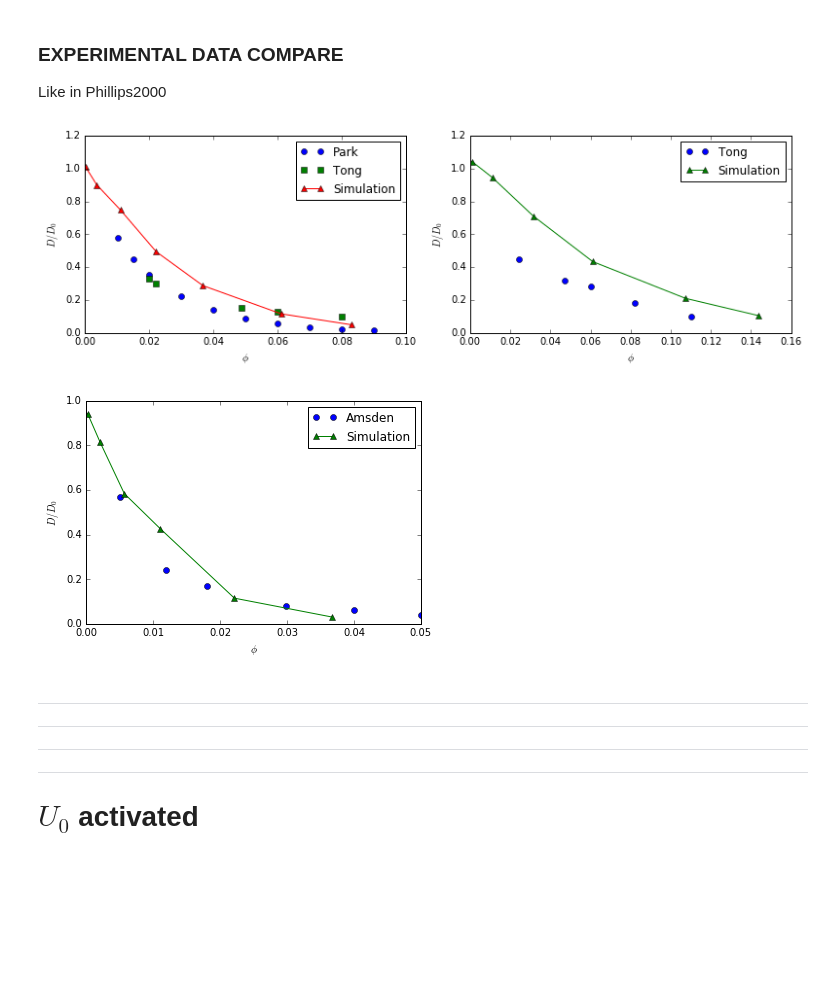
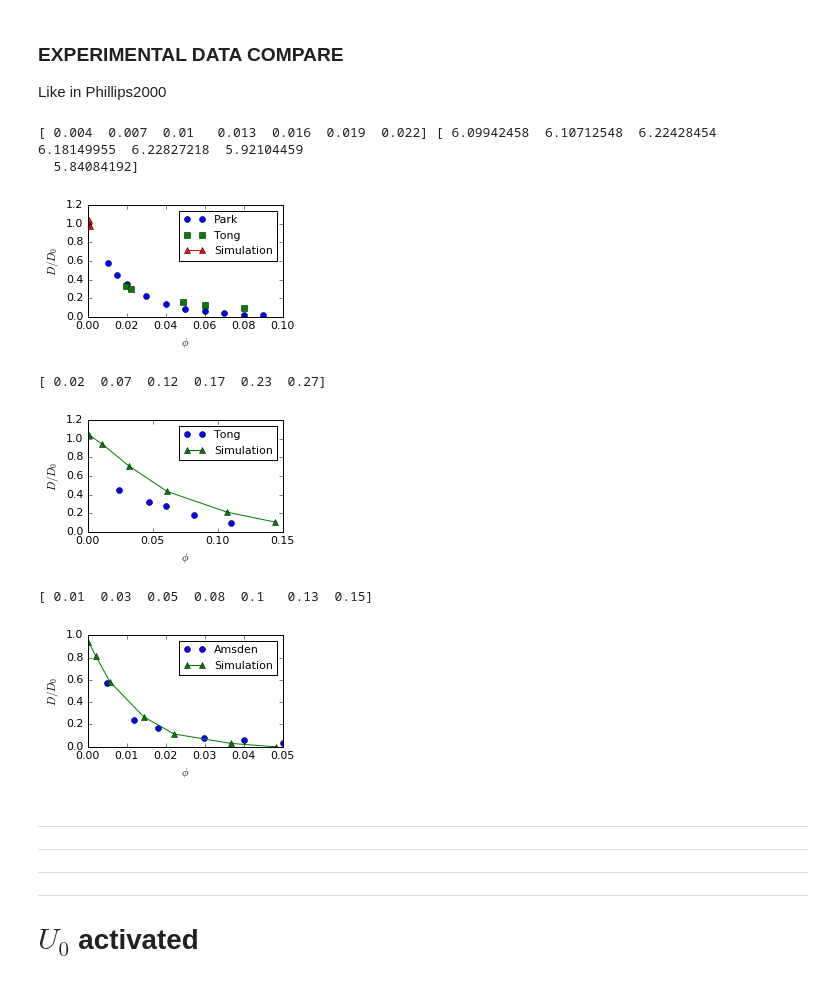
Before and after one commit to JohannHansing/iPythonNB, a Jupyter notebook: Ranb/Ranb.ipynb, the cells around one changed output. Saved outputs shown, nothing was run; the diff lists cells and outputs as text; code cells hidden in the pictures; blank space fills up the shorter version.

```diff
--- a/Ranb/Ranb.ipynb
+++ b/Ranb/Ranb.ipynb
@@ -6,10 +6,11 @@ from matplotlib.backends.backend_pdf import PdfPages
 from matplotlib.pyplot import cm # color stuff
 from scipy.optimize import curve_fit
 import itertools
-plotmarkers=['^-', 'o-', 's-', 'v-', '*-', 'd-', '3-', '<-', 'h-', '>-', 'D-', 'H-','^-', 'o-', 's-', 'v-']
+plotmarkers=['^-', 'o-', 's-', '*-', 'd-', 'v-', 'h-', '>-', 'D-', 'H-', '<-', 'o-', 's-', '3-']
 from scipy.optimize import curve_fit
 import csv
 %matplotlib inline
+
 
 def pltDefaultPar():
     #reset default matplotlib parameters for this notebook
@@ -22,7 +23,14 @@ def pltPrintPar():
     plt.rcParams['lines.linewidth'] = 2
     plt.rcParams['lines.markersize'] = 8
 
+figsizeRanb=(5, 3.5)#(6,4) is default size in inches
+plt.rcParams.update({'font.size': 11}) #default is 10
+
+from matplotlib.ticker import AutoMinorLocator  #Stuff for ticks
+minorLocator = AutoMinorLocator(2)
+
+
 rootTP="/home/johann/Remote/imac"
 rootTP2="/home/johann/Remote2"
 rootMAC="/Users/jh"
-root=rootTP2
+root=rootMAC
@@ -326,10 +350,12 @@ def getDop_kop_k_aop_U_d(aop,u=0,k='1.000',kop=0,trigger='fixb',system='rand',d=
         #else: print("Error: File not found!\n"+str(file))
     return np.array(sorted(data))
 # %%
-def ptoPhi(data,aop,zeroa=False):
+def ptoPhi(data,aop=0,zeroa=False,zerop=False):
     prels=data[:,0]
     if zeroa:
         prels/=(1.+aop)
+    elif zerop:
+        aop=1
     phis=phiOverlap(prels*aop)
     data[:,0]=phis
 # %%
@@ -496,53 +591,67 @@ ExpData=getDataFile(fileName)
 fileName="dataTongFig2.csv"
 ExpData2=getDataFile(fileName)
 
-fig = plt.figure(figsize=(13,8))
+smallfigsize=(3.5,2)
 
 aop=0.18
 k='1.000';u=0
-d=9
+d=5
 SimData=(getDop_kop_k_aop_U_d(aop,u=u,k=k,d=d,dt='0.0001'))
-fig.add_subplot(221)
+fig = plt.figure(figsize=smallfigsize)
 plt.plot(ExpData[:,0],ExpData[:,1],'o',label='Park')
 plt.plot(ExpData2[:,0],ExpData2[:,1],'s',label='Tong')
+print(SimData[:,0]*aop,SimData[:,1])
 plt.plot(phiOverlap(SimData[:,0]*aop),SimData[:,1]/6.,'^-',label='Simulation')
 plt.xlabel(r'$\phi$')
 plt.ylabel(r'$D/D_0$')
-plt.legend()
+plt.legend(fontsize = 'medium')
+plottofile('DoPhiParkTong_aop018')
+plt.show()
 
 fileName="dataTongFig1.csv"
 ExpData=getDataFile(fileName)
+
 
 aop=0.32
 k='1.000';u=0
 d=9
 SimData=(getDop_kop_k_aop_U_d(aop,u=u,k=k,d=d,dt='0.0001'))
-fig.add_subplot(222)
+print(SimData[:,0]*aop)
+fig = plt.figure(figsize=smallfigsize)
 plt.plot(ExpData[:,0],ExpData[:,1],'o',label='Tong')
 plt.plot(phiOverlap(SimData[:,0]*aop),SimData[:,1]/6.,'^-',label='Simulation')
 plt.xlabel(r'$\phi$')
 plt.ylabel(r'$D/D_0$')
-plt.legend()
+plt.legend(fontsize = 'medium')
+plt.locator_params(axis='x',nbins=5)#reduce number of x ticks
+plottofile('DoPhiTong_aop032')
 plt.show()
 
 fileName="dataAmsdenFig3.csv"
 ExpData=getDataFile(fileName)
 
 # TODO Reload data from sheldon
 aop=0.1
 k='1.000';u=0
 d=9
 SimData=(getDop_kop_k_aop_U_d(aop,u=u,k=k,d=d,dt='0.0001'))
-fig.add_subplot(223)
+print(SimData[:,0]*aop)
+fig = plt.figure(figsize=smallfigsize)
 plt.plot(ExpData[:,0],ExpData[:,1],'o',label='Amsden')
-plt.plot(phiOverlap(SimData[:,0]*aop),SimData[:,1]/6.,'^-',label='Simulation RELOAD DATA')
+plt.plot(phiOverlap(SimData[:,0]*aop),SimData[:,1]/6.,'^-',label='Simulation')
 plt.xlabel(r'$\phi$')
 plt.ylabel(r'$D/D_0$')
-plt.legend()
+plt.legend(fontsize = 'medium')
+plottofile('DoPhiAmsden_aop01')
 plt.show()
 # %% [output]
+[ 0.004  0.007  0.01   0.013  0.016  0.019  0.022] [ 6.09942458  6.10712548  6.22428454  6.18149955  6.22827218  5.92104459
+  5.84084192]
-[figure, old version]
+[figure, new version]
+[ 0.02  0.07  0.12  0.17  0.23  0.27]
-[figure, old version]
+[figure, new version]
+[ 0.01  0.03  0.05  0.08  0.1   0.13  0.15]
+[figure, added]
 # %% [markdown]
 ________________
 ________________
```
Also changed, not shown: parts of 46 cells of this notebook, 4 other files.
